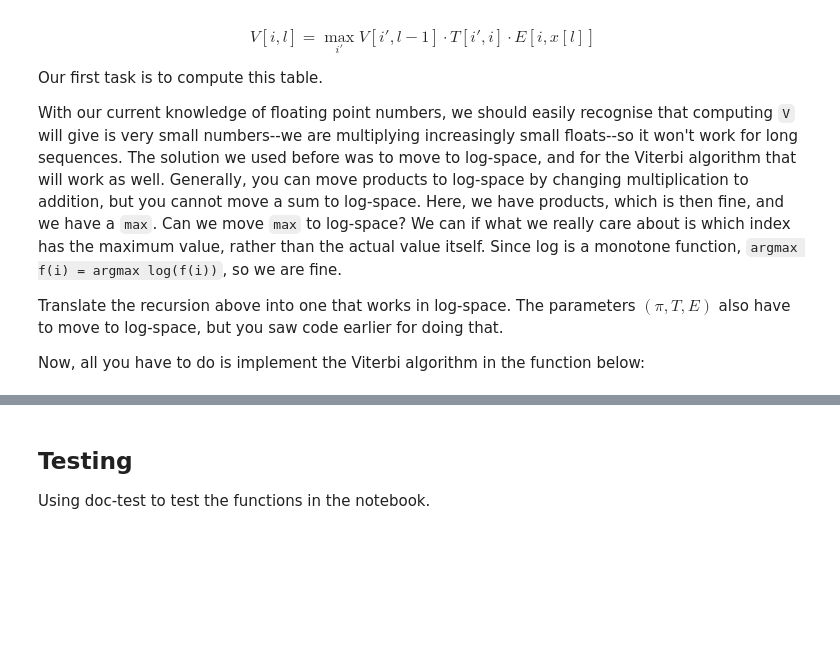
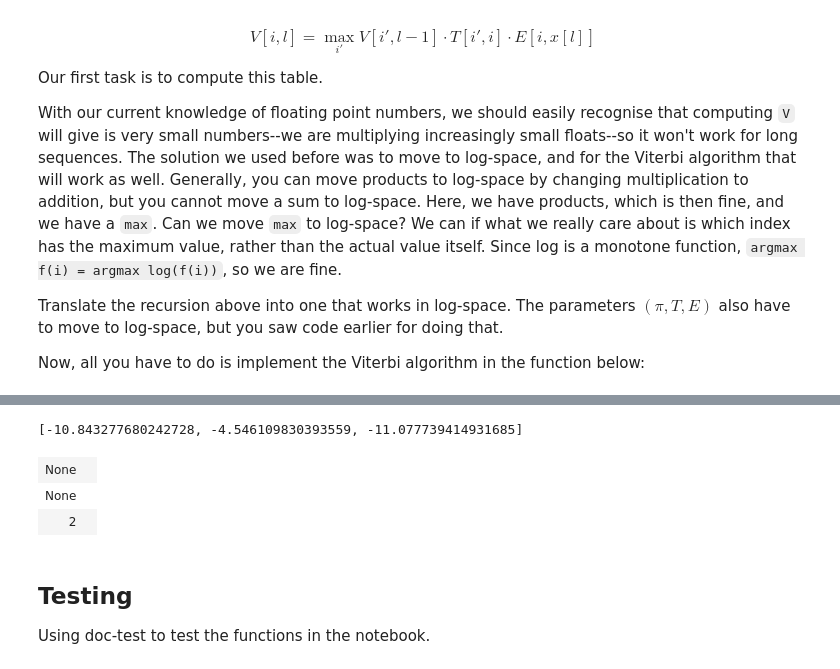
Before and after one commit to birc-ctib/hmm, a Jupyter notebook: hmm.ipynb, the cells around one changed output, grey strips where cells are left out. Drawn from its saved outputs; the diff is of its cells as text; code cells hidden in the pictures; blank space fills up the shorter version.

Commit message:
Getting there on Viterbi

```diff
--- a/hmm.ipynb
+++ b/hmm.ipynb
@@ -570,3 +576,38 @@ The Viterbi table doesn't give us the decoding. It only tells us which state is
+# %%
+from typing import Iterable
+def argmax(x: Iterable[float]) -> int:
+    """Compute the argmax from a sequence.
+
+    >>> argmax([1, 2, 3, 2])
+    3
+    >>> argmax([1, 2, 3, 2, 5])
+    4
+    """
+    i, m = -1, -float("inf")
+    for j, v in enumerate(x):
+        if v > m:
+            i, m = j, m
+    return i
+
+def backtrack(x: list[int], V: ArrayLike, theta: HMMParam) -> list[int]:
+    """Backtrack in the Viterbi table."""
+    K, pi, T, E = theta
+    pi, T, E = log_each(pi), log_each(T), log_each(E)
+    z = [None] * len(x)
+    z[-1] = argmax(V[s,-1] for s in range(K))
+    # FIXME: compute the rest of the hidden sequence
+    for i in range(1, len(x)):
+        z[-i] = argmax(V[s,-i-1] + T[])
+    return z
+# %%
+x = observed_states('ACG')
+V = viterbi(x, theta1_3)
+backtrack(x, V, theta1_3)
+# %% [output]
+[-10.843277680242728, -4.546109830393559, -11.077739414931685]
+| None |  |
+| None |  |
+| 2 |  |
 # %% [markdown]
 ## Testing
 
```
Also changed, not shown: parts of 6 cells of this notebook.
